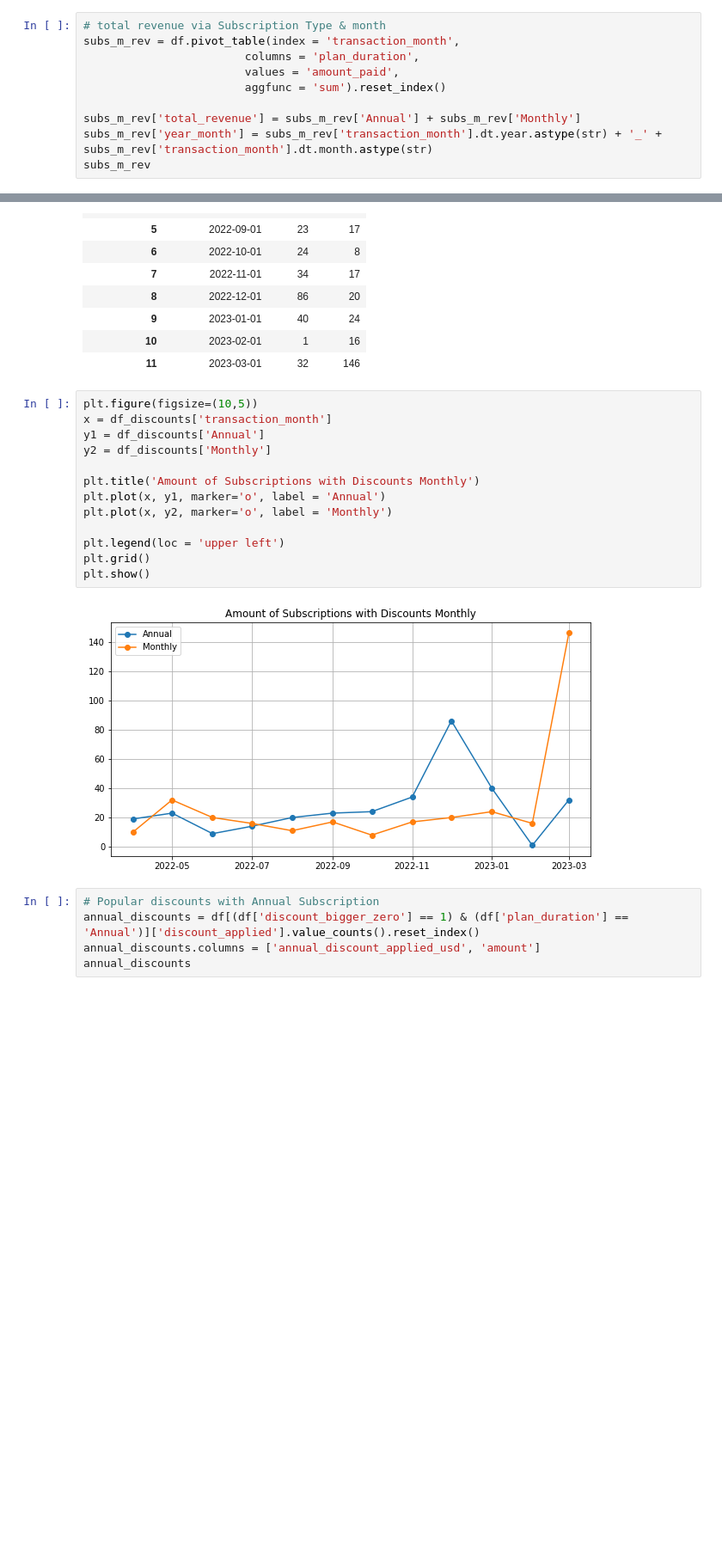
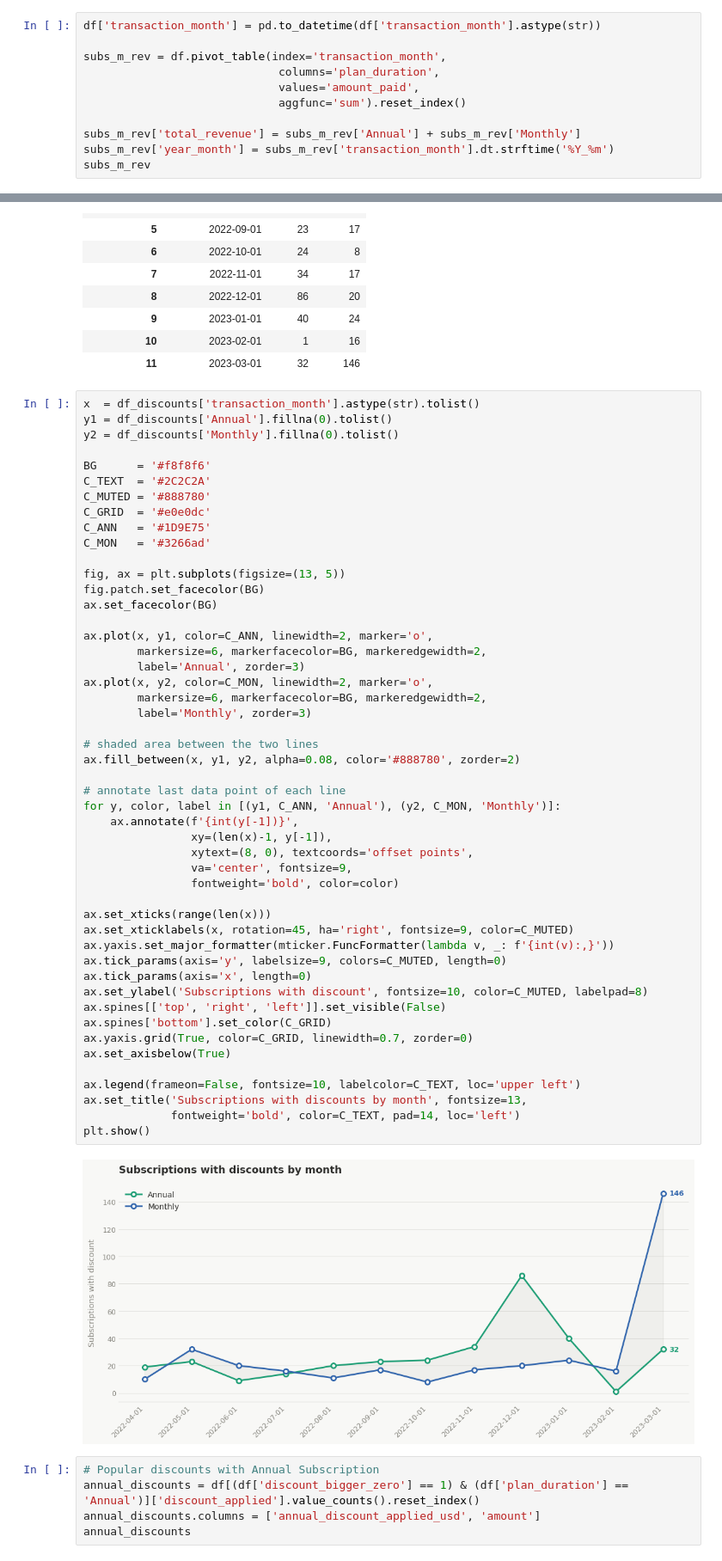
Before and after one commit to maxegorovpt/da_portfolio, a Jupyter notebook: 01_business_cases/adjust_video_service_ltv/video_service_ltv.ipynb, the cells around one changed output, grey strips where cells are left out. Shown at 86% size. Drawn from its saved outputs; the diff is of its cells as text; blank space fills up the shorter version.

```diff
--- a/01_business_cases/adjust_video_service_ltv/video_service_ltv.ipynb
+++ b/01_business_cases/adjust_video_service_ltv/video_service_ltv.ipynb
@@ -299,12 +342,13 @@ plt.show()
 # %%
-# total revenue via Subscription Type & month
-subs_m_rev = df.pivot_table(index = 'transaction_month',
-                        columns = 'plan_duration',
-                        values = 'amount_paid',
-                        aggfunc = 'sum').reset_index()
+df['transaction_month'] = pd.to_datetime(df['transaction_month'].astype(str))
+
+subs_m_rev = df.pivot_table(index='transaction_month',
+                             columns='plan_duration',
+                             values='amount_paid',
+                             aggfunc='sum').reset_index()
 
 subs_m_rev['total_revenue'] = subs_m_rev['Annual'] + subs_m_rev['Monthly']
-subs_m_rev['year_month'] = subs_m_rev['transaction_month'].dt.year.astype(str) + '_' + subs_m_rev['transaction_month'].dt.month.astype(str)
+subs_m_rev['year_month'] = subs_m_rev['transaction_month'].dt.strftime('%Y_%m')
 subs_m_rev
 # %% [output]
 | plan_duration | transaction_month | Annual | Monthly | total_revenue | year_month |
@@ -402,20 +512,56 @@ df_discounts
 | 10 | 2023-02-01 | 1 | 16 |
 | 11 | 2023-03-01 | 32 | 146 |
 # %%
-plt.figure(figsize=(10,5))
-x = df_discounts['transaction_month']
-y1 = df_discounts['Annual']
-y2 = df_discounts['Monthly']
+x  = df_discounts['transaction_month'].astype(str).tolist()
+y1 = df_discounts['Annual'].fillna(0).tolist()
+y2 = df_discounts['Monthly'].fillna(0).tolist()
 
-plt.title('Amount of Subscriptions with Discounts Monthly')
-plt.plot(x, y1, marker='o', label = 'Annual')
-plt.plot(x, y2, marker='o', label = 'Monthly')
+BG      = '#f8f8f6'
+C_TEXT  = '#2C2C2A'
+C_MUTED = '#888780'
+C_GRID  = '#e0e0dc'
+C_ANN   = '#1D9E75'
+C_MON   = '#3266ad'
 
-plt.legend(loc = 'upper left')
-plt.grid()
+fig, ax = plt.subplots(figsize=(13, 5))
+fig.patch.set_facecolor(BG)
+ax.set_facecolor(BG)
+
+ax.plot(x, y1, color=C_ANN, linewidth=2, marker='o',
+        markersize=6, markerfacecolor=BG, markeredgewidth=2,
+        label='Annual', zorder=3)
+ax.plot(x, y2, color=C_MON, linewidth=2, marker='o',
+        markersize=6, markerfacecolor=BG, markeredgewidth=2,
+        label='Monthly', zorder=3)
+
+# shaded area between the two lines
+ax.fill_between(x, y1, y2, alpha=0.08, color='#888780', zorder=2)
+
+# annotate last data point of each line
+for y, color, label in [(y1, C_ANN, 'Annual'), (y2, C_MON, 'Monthly')]:
+    ax.annotate(f'{int(y[-1])}',
+                xy=(len(x)-1, y[-1]),
+                xytext=(8, 0), textcoords='offset points',
+                va='center', fontsize=9,
+                fontweight='bold', color=color)
+
+ax.set_xticks(range(len(x)))
+ax.set_xticklabels(x, rotation=45, ha='right', fontsize=9, color=C_MUTED)
+ax.yaxis.set_major_formatter(mticker.FuncFormatter(lambda v, _: f'{int(v):,}'))
+ax.tick_params(axis='y', labelsize=9, colors=C_MUTED, length=0)
+ax.tick_params(axis='x', length=0)
+ax.set_ylabel('Subscriptions with discount', fontsize=10, color=C_MUTED, labelpad=8)
+ax.spines[['top', 'right', 'left']].set_visible(False)
+ax.spines['bottom'].set_color(C_GRID)
+ax.yaxis.grid(True, color=C_GRID, linewidth=0.7, zorder=0)
+ax.set_axisbelow(True)
+
+ax.legend(frameon=False, fontsize=10, labelcolor=C_TEXT, loc='upper left')
+ax.set_title('Subscriptions with discounts by month', fontsize=13,
+             fontweight='bold', color=C_TEXT, pad=14, loc='left')
 plt.show()
 # %% [output]
-[figure, old version]
+[figure, new version]
 # %%
 # Popular discounts with Annual Subscription
 annual_discounts = df[(df['discount_bigger_zero'] == 1) & (df['plan_duration'] == 'Annual')]['discount_applied'].value_counts().reset_index()
```
Also changed, not shown: parts of 22 cells of this notebook.
